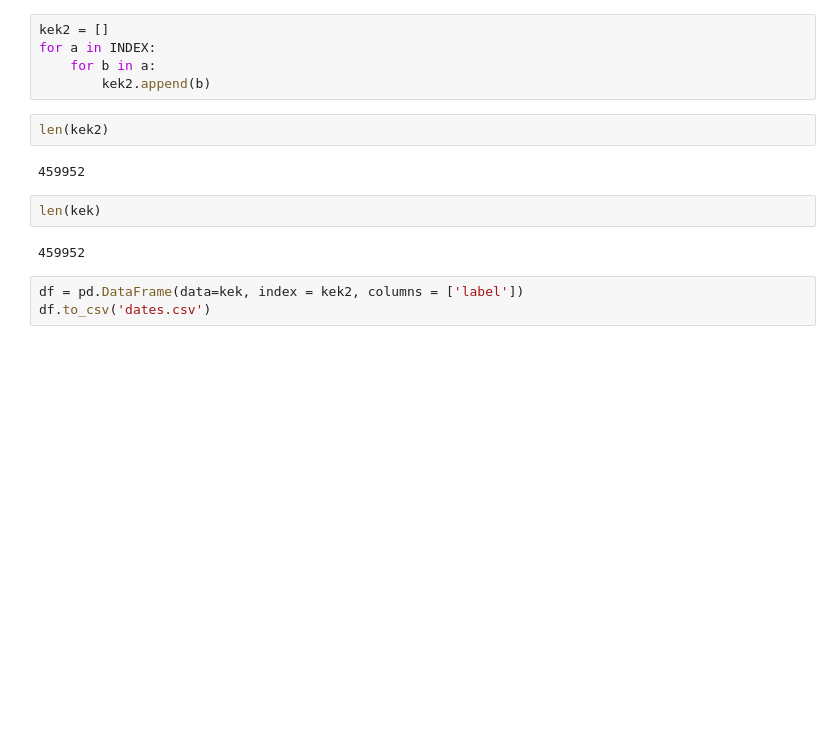
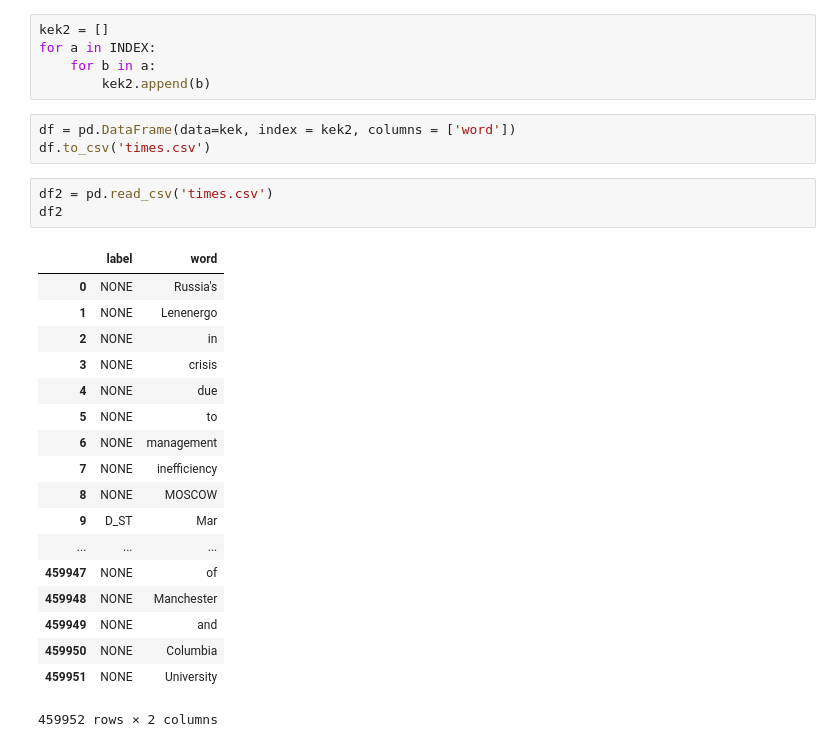
Before and after one commit to Sdernal/NCI, a Jupyter notebook: DataFrameCreator.ipynb, the cells around one changed output. Cells and saved outputs as stored; diff of their text form; blank space fills up the shorter version.

```diff
--- a/DataFrameCreator.ipynb
+++ b/DataFrameCreator.ipynb
@@ -91,14 +117,28 @@ kek2 = []
 for a in INDEX:
     for b in a:
         kek2.append(b)
-# %%
-len(kek2)
-# %% [output]
-459952
-# %%
-len(kek)
-# %% [output]
-459952
 # %%
-df = pd.DataFrame(data=kek, index = kek2, columns = ['label'])
-df.to_csv('dates.csv')
+df = pd.DataFrame(data=kek, index = kek2, columns = ['word'])
+df.to_csv('times.csv')
+# %%
+df2 = pd.read_csv('times.csv')
+df2
+# %% [output]
+|  | label | word |
+| 0 | NONE | Russia's |
+| 1 | NONE | Lenenergo |
+| 2 | NONE | in |
+| 3 | NONE | crisis |
+| 4 | NONE | due |
+| 5 | NONE | to |
+| 6 | NONE | management |
+| 7 | NONE | inefficiency |
+| 8 | NONE | MOSCOW |
+| 9 | D_ST | Mar |
+| ... | ... | ... |
+| 459947 | NONE | of |
+| 459948 | NONE | Manchester |
+| 459949 | NONE | and |
+| 459950 | NONE | Columbia |
+| 459951 | NONE | University |
+459952 rows × 2 columns
```
Also changed, not shown: parts of 1 cell of this notebook.
